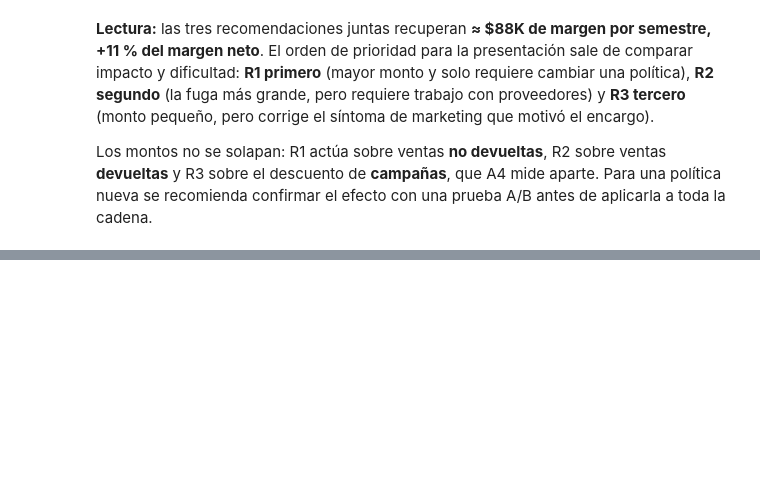
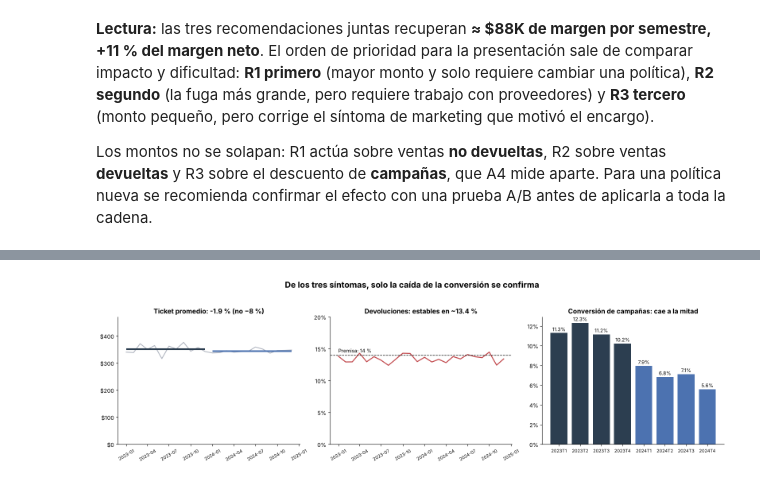
Before and after one commit to EdgarPazUCAB/Proyecto-Topicos-de-Datos, a Jupyter notebook: notebooks/05_recomendaciones.ipynb, the cells around one changed output, grey strips where cells are left out. Saved outputs shown, nothing was run; the diff lists cells and outputs as text; code cells hidden in the pictures; blank space fills up the shorter version.

Commit message:
A5: figuras de la presentacion

```diff
--- a/notebooks/05_recomendaciones.ipynb
+++ b/notebooks/05_recomendaciones.ipynb
@@ -184,0 +188,34 @@ Los montos no se solapan: R1 actúa sobre ventas **no devueltas**, R2 sobre vent
+# %%
+import matplotlib.pyplot as plt, matplotlib.ticker as mtick
+FIG = Path('../outputs/figuras'); FIG.mkdir(parents=True, exist_ok=True)
+plt.rcParams.update({'axes.spines.top': False, 'axes.spines.right': False, 'axes.titleweight': 'bold',
+                     'axes.titlesize': 12, 'text.parse_math': False})
+AZUL, NAVY, GRIS, ROJO, VERDE = '#4C72B0', '#2C3E50', '#B0B5C0', '#C44E52', '#55A868'
+
+# V1 · Los tres síntomas de la gerencia, medidos en el tiempo
+mes = ven.assign(mes=ven.fecha.dt.to_period('M')).groupby('mes').agg(ticket=('monto_neto', 'mean'), dev=('flag_devuelta', 'mean'))
+mes.index = mes.index.to_timestamp()
+conv = cam.assign(t=cam.fecha_envio.dt.to_period('Q')).groupby('t').convertido.mean()
+anual_t = ven.groupby(ven.fecha.dt.year).monto_neto.mean()
+var_ticket = (anual_t[2024] / anual_t[2023] - 1) * 100
+
+fig, ax = plt.subplots(1, 3, figsize=(16, 4.6))
+ax[0].plot(mes.index, mes.ticket, color=GRIS, lw=1.5)
+for a, c in [(2023, NAVY), (2024, AZUL)]:
+    ax[0].hlines(anual_t[a], pd.Timestamp(f'{a}-01-01'), pd.Timestamp(f'{a}-12-01'), color=c, lw=3)
+ax[0].set_ylim(0, mes.ticket.max() * 1.25); ax[0].yaxis.set_major_formatter(mtick.StrMethodFormatter('${x:,.0f}'))
+ax[0].set_title(f'Ticket promedio: {var_ticket:+.1f} % (no −8 %)')
+ax[1].plot(mes.index, mes.dev * 100, color=ROJO, lw=1.8)
+ax[1].axhline(14, color='black', ls='--', lw=1); ax[1].text(mes.index[0], 14.4, 'Premisa: 14 %', fontsize=9)
+ax[1].set_ylim(0, 20); ax[1].yaxis.set_major_locator(mtick.MultipleLocator(5)); ax[1].yaxis.set_major_formatter(mtick.PercentFormatter(decimals=0))
+ax[1].set_title(f'Devoluciones: estables en ~{ven.flag_devuelta.mean()*100:.1f} %')
+lbl = [str(q).replace('Q', 'T') for q in conv.index]
+ax[2].bar(lbl, conv.values * 100, color=[NAVY] * 4 + [AZUL] * 4)
+for i, v in enumerate(conv.values * 100): ax[2].text(i, v + 0.2, f'{v:.1f}%', ha='center', fontsize=9)
+ax[2].yaxis.set_major_formatter(mtick.PercentFormatter(decimals=0)); ax[2].tick_params(axis='x', labelsize=8)
+ax[2].set_title('Conversión de campañas: cae a la mitad')
+for a in ax[:2]: a.tick_params(axis='x', labelsize=8, rotation=30)
+fig.suptitle('De los tres síntomas, solo la caída de la conversión se confirma', fontsize=15, fontweight='bold', y=1.03)
+fig.tight_layout(); fig.savefig(FIG / 'a5_sintomas.png', dpi=150, bbox_inches='tight'); plt.show()
+# %% [output]
+[figure, added]
```
Also changed, not shown: parts of 4 cells of this notebook, 3 other files.
